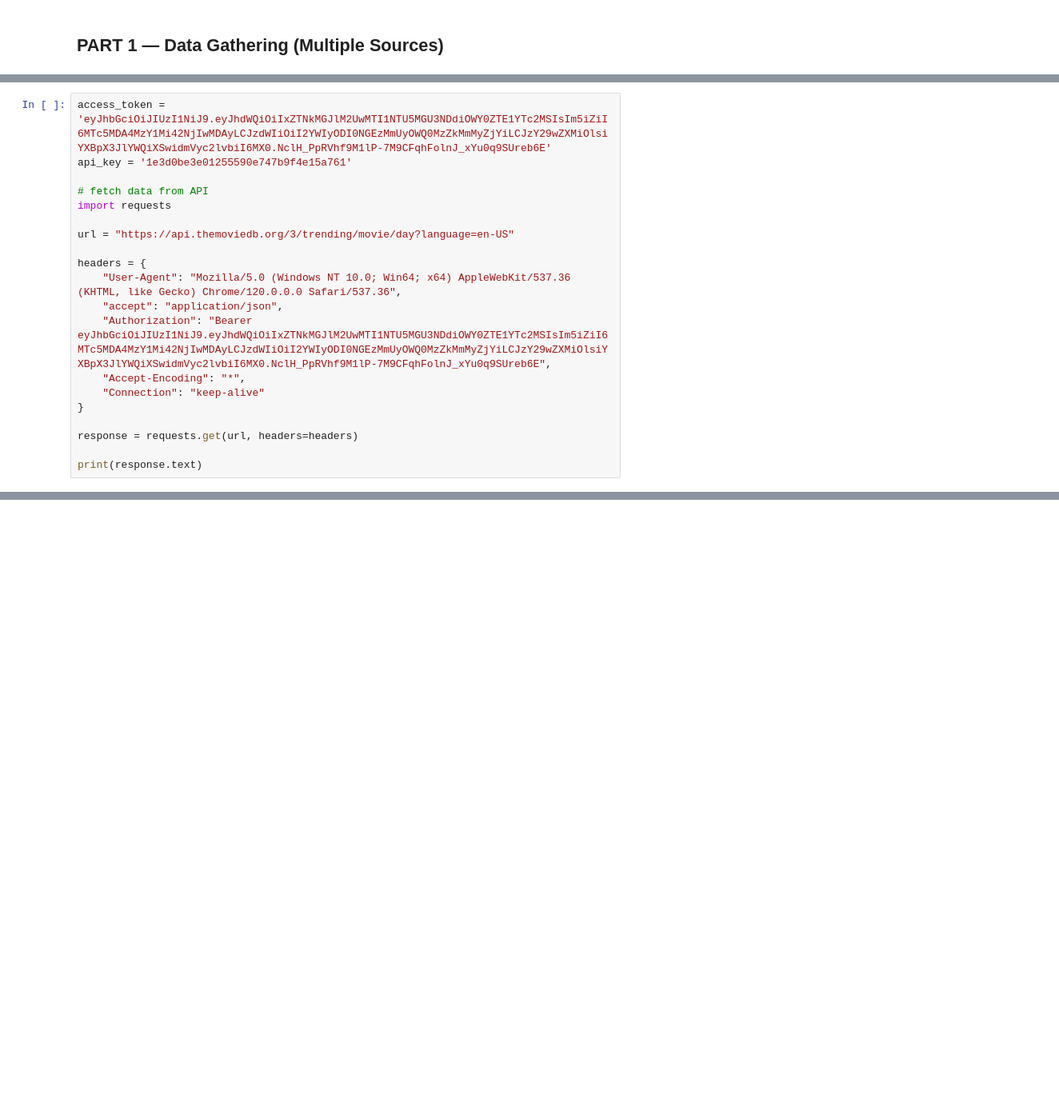
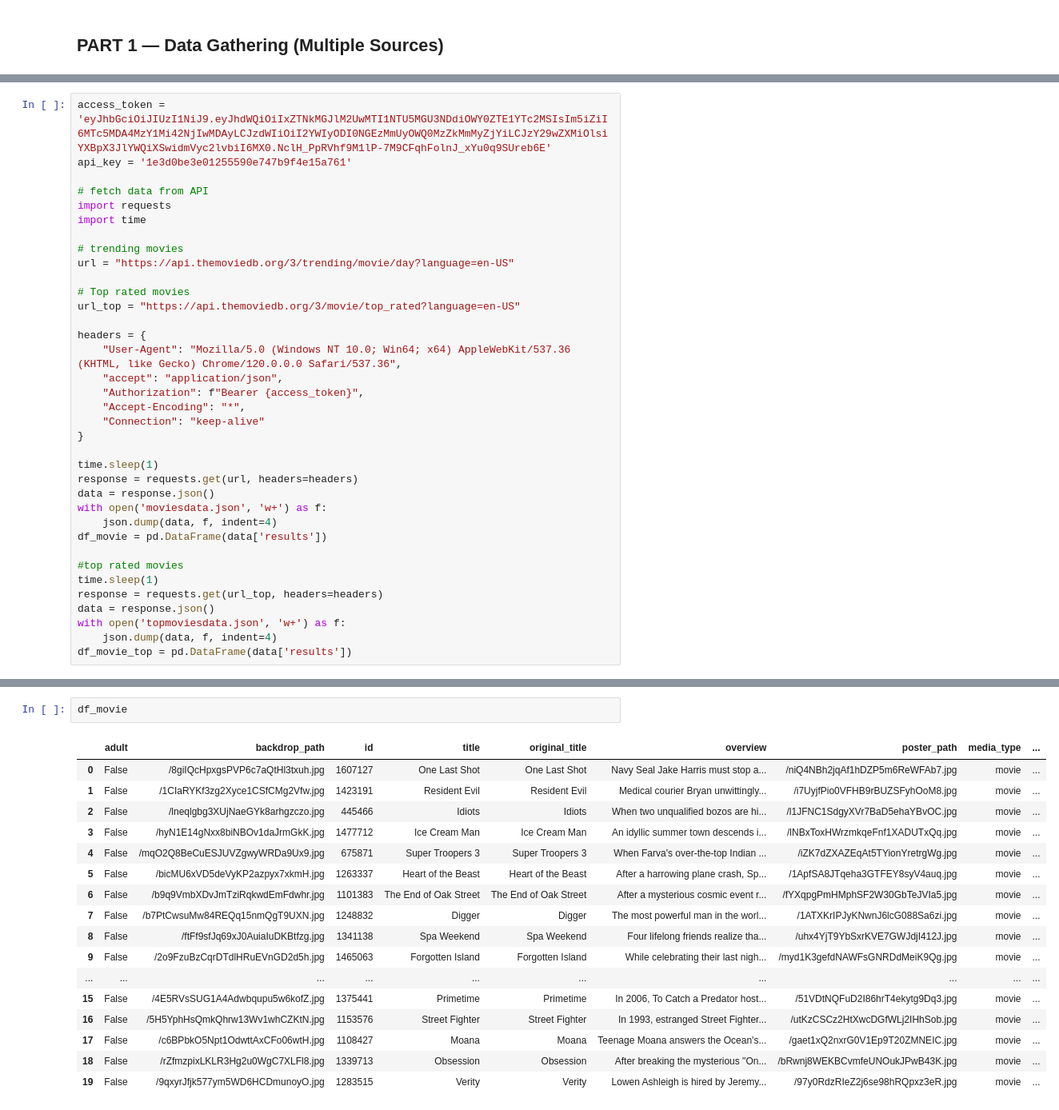
Before and after one commit to PALAKAGGARWAL62/GenAILearning, a Jupyter notebook: GenAI_Task13_Palak/Assignment13.ipynb, the cells around one changed output, grey strips where cells are left out. Shown at 80% size. Drawn from its saved outputs; the diff is of its cells as text; blank space fills up the shorter version.

```diff
--- a/GenAI_Task13_Palak/Assignment13.ipynb
+++ b/GenAI_Task13_Palak/Assignment13.ipynb
@@ -168,17 +119,33 @@ api_key = '1e3d0be3e01255590e747b9f4e15a761'
 
 # fetch data from API
 import requests
+import time
 
+# trending movies
 url = "https://api.themoviedb.org/3/trending/movie/day?language=en-US"
+
+# Top rated movies
+url_top = "https://api.themoviedb.org/3/movie/top_rated?language=en-US"
 
 headers = {
     "User-Agent": "Mozilla/5.0 (Windows NT 10.0; Win64; x64) AppleWebKit/537.36 (KHTML, like Gecko) Chrome/120.0.0.0 Safari/537.36",
     "accept": "application/json",
-    "Authorization": "Bearer eyJhbGciOiJIUzI1NiJ9.eyJhdWQiOiIxZTNkMGJlM2UwMTI1NTU5MGU3NDdiOWY0ZTE1YTc2MSIsIm5iZiI6MTc5MDA4MzY1Mi42NjIwMDAyLCJzdWIiOiI2YWIyODI0NGEzMmUyOWQ0MzZkMmMyZjYiLCJzY29wZXMiOlsiYXBpX3JlYWQiXSwidmVyc2lvbiI6MX0.NclH_PpRVhf9M1lP-7M9CFqhFolnJ_xYu0q9SUreb6E",
+    "Authorization": f"Bearer {access_token}",
     "Accept-Encoding": "*",
     "Connection": "keep-alive"
 }
 
+time.sleep(1)
 response = requests.get(url, headers=headers)
+data = response.json()
+with open('moviesdata.json', 'w+') as f:
+    json.dump(data, f, indent=4)
+df_movie = pd.DataFrame(data['results'])
 
-print(response.text)
+#top rated movies
+time.sleep(1)
+response = requests.get(url_top, headers=headers)
+data = response.json()
+with open('topmoviesdata.json', 'w+') as f:
+    json.dump(data, f, indent=4)
+df_movie_top = pd.DataFrame(data['results'])
@@ -186,0 +152,20 @@ ConnectionError: ('Connection aborted.', ConnectionResetError(10054, 'An existin
+# %%
+df_movie
+# %% [output]
+|  | adult | backdrop_path | id | title | original_title | overview | poster_path | media_type | ... |
+| 0 | False | /8giIQcHpxgsPVP6c7aQtHl3txuh.jpg | 1607127 | One Last Shot | One Last Shot | Navy Seal Jake Harris must stop a... | /niQ4NBh2jqAf1hDZP5m6ReWFAb7.jpg | movie | ... |
+| 1 | False | /1CIaRYKf3zg2Xyce1CSfCMg2Vfw.jpg | 1423191 | Resident Evil | Resident Evil | Medical courier Bryan unwittingly... | /i7UyjfPio0VFHB9rBUZSFyhOoM8.jpg | movie | ... |
+| 2 | False | /lneqlgbg3XUjNaeGYk8arhgzczo.jpg | 445466 | Idiots | Idiots | When two unqualified bozos are hi... | /l1JFNC1SdgyXVr7BaD5ehaYBvOC.jpg | movie | ... |
+| 3 | False | /hyN1E14gNxx8biNBOv1daJrmGkK.jpg | 1477712 | Ice Cream Man | Ice Cream Man | An idyllic summer town descends i... | /lNBxToxHWrzmkqeFnf1XADUTxQq.jpg | movie | ... |
+| 4 | False | /mqO2Q8BeCuESJUVZgwyWRDa9Ux9.jpg | 675871 | Super Troopers 3 | Super Troopers 3 | When Farva's over-the-top Indian ... | /iZK7dZXAZEqAt5TYionYretrgWg.jpg | movie | ... |
+| 5 | False | /bicMU6xVD5deVyKP2azpyx7xkmH.jpg | 1263337 | Heart of the Beast | Heart of the Beast | After a harrowing plane crash, Sp... | /1ApfSA8JTqeha3GTFEY8syV4auq.jpg | movie | ... |
+| 6 | False | /b9q9VmbXDvJmTziRqkwdEmFdwhr.jpg | 1101383 | The End of Oak Street | The End of Oak Street | After a mysterious cosmic event r... | /fYXqpgPmHMphSF2W30GbTeJVIa5.jpg | movie | ... |
+| 7 | False | /b7PtCwsuMw84REQq15nmQgT9UXN.jpg | 1248832 | Digger | Digger | The most powerful man in the worl... | /1ATXKrIPJyKNwnJ6lcG088Sa6zi.jpg | movie | ... |
+| 8 | False | /ftFf9sfJq69xJ0AuiaIuDKBtfzg.jpg | 1341138 | Spa Weekend | Spa Weekend | Four lifelong friends realize tha... | /uhx4YjT9YbSxrKVE7GWJdjI412J.jpg | movie | ... |
+| 9 | False | /2o9FzuBzCqrDTdlHRuEVnGD2d5h.jpg | 1465063 | Forgotten Island | Forgotten Island | While celebrating their last nigh... | /myd1K3gefdNAWFsGNRDdMeiK9Qg.jpg | movie | ... |
+| ... | ... | ... | ... | ... | ... | ... | ... | ... | ... |
+| 15 | False | /4E5RVsSUG1A4Adwbqupu5w6kofZ.jpg | 1375441 | Primetime | Primetime | In 2006, To Catch a Predator host... | /51VDtNQFuD2I86hrT4ekytg9Dq3.jpg | movie | ... |
+| 16 | False | /5H5YphHsQmkQhrw13Wv1whCZKtN.jpg | 1153576 | Street Fighter | Street Fighter | In 1993, estranged Street Fighter... | /utKzCSCz2HtXwcDGfWLj2IHhSob.jpg | movie | ... |
+| 17 | False | /c6BPbkO5Npt1OdwttAxCFo06wtH.jpg | 1108427 | Moana | Moana | Teenage Moana answers the Ocean's... | /gaet1xQ2nxrG0V1Ep9T20ZMNEIC.jpg | movie | ... |
+| 18 | False | /rZfmzpixLKLR3Hg2u0WgC7XLFl8.jpg | 1339713 | Obsession | Obsession | After breaking the mysterious "On... | /bRwnj8WEKBCvmfeUNOukJPwB43K.jpg | movie | ... |
+| 19 | False | /9qxyrJfjk577ym5WD6HCDmunoyO.jpg | 1283515 | Verity | Verity | Lowen Ashleigh is hired by Jeremy... | /97y0RdzRIeZ2j6se98hRQpxz3eR.jpg | movie | ... |
```
Also changed, not shown: parts of 9 cells of this notebook, 2 other files.
